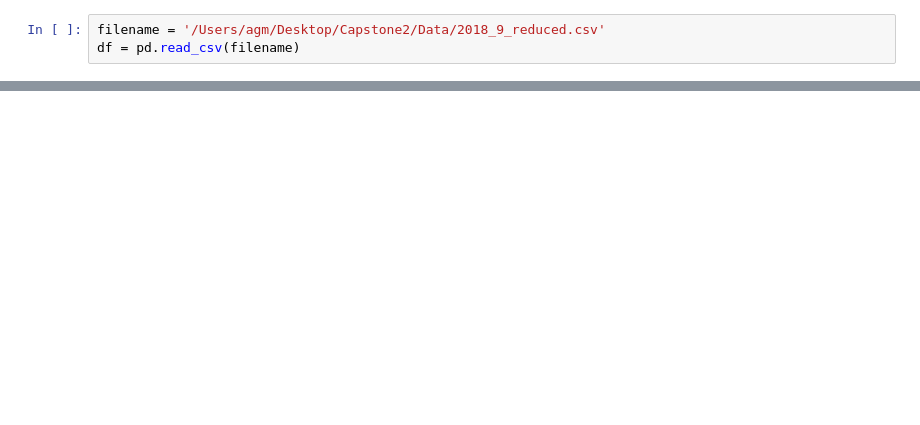
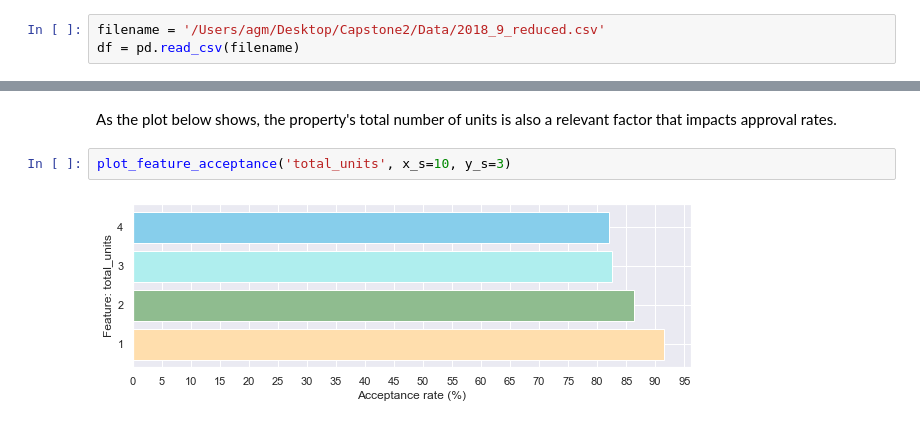
Before and after one commit to ajgmolina/ML-for-HMDA-mortgage-loan-data, a Jupyter notebook: EDA.ipynb, the cells around one changed output, grey strips where cells are left out. Saved outputs shown, nothing was run; the diff lists cells and outputs as text; blank space fills up the shorter version.

```diff
--- a/EDA.ipynb
+++ b/EDA.ipynb
@@ -234,0 +208,6 @@ The EDA above suggests the following three broad sets of actions:
+# %% [markdown]
+As the plot below shows, the property's total number of units is also a relevant factor that impacts approval rates.
+# %%
+plot_feature_acceptance('total_units', x_s=10, y_s=3)
+# %% [output]
+[figure, added]
```
Also changed, not shown: parts of 61 cells of this notebook.
